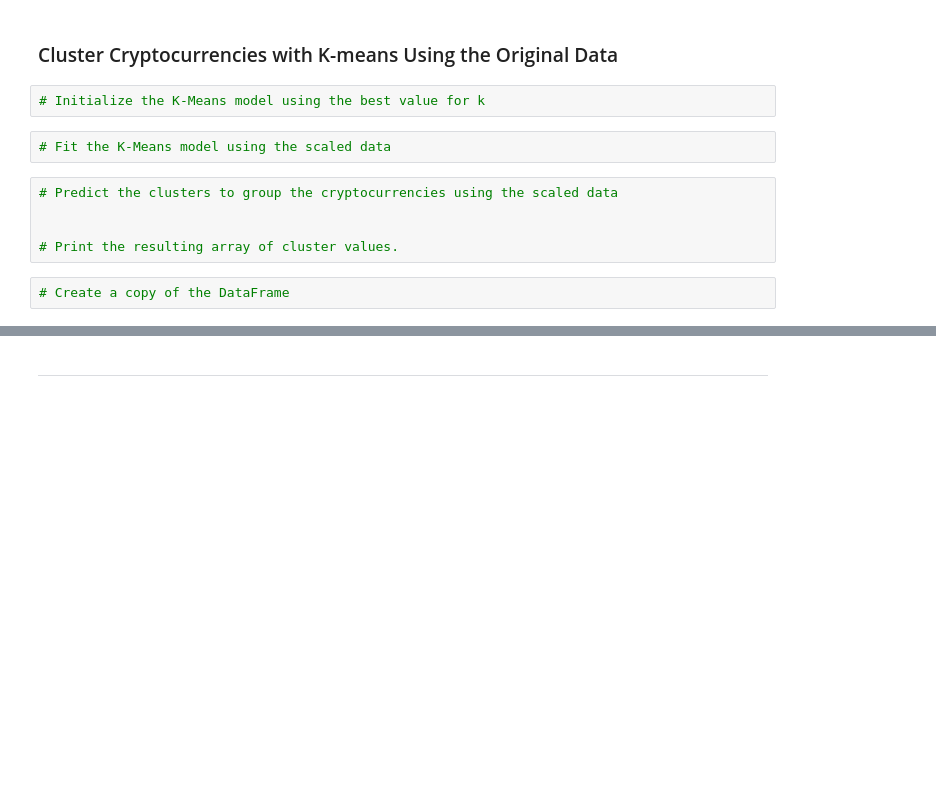
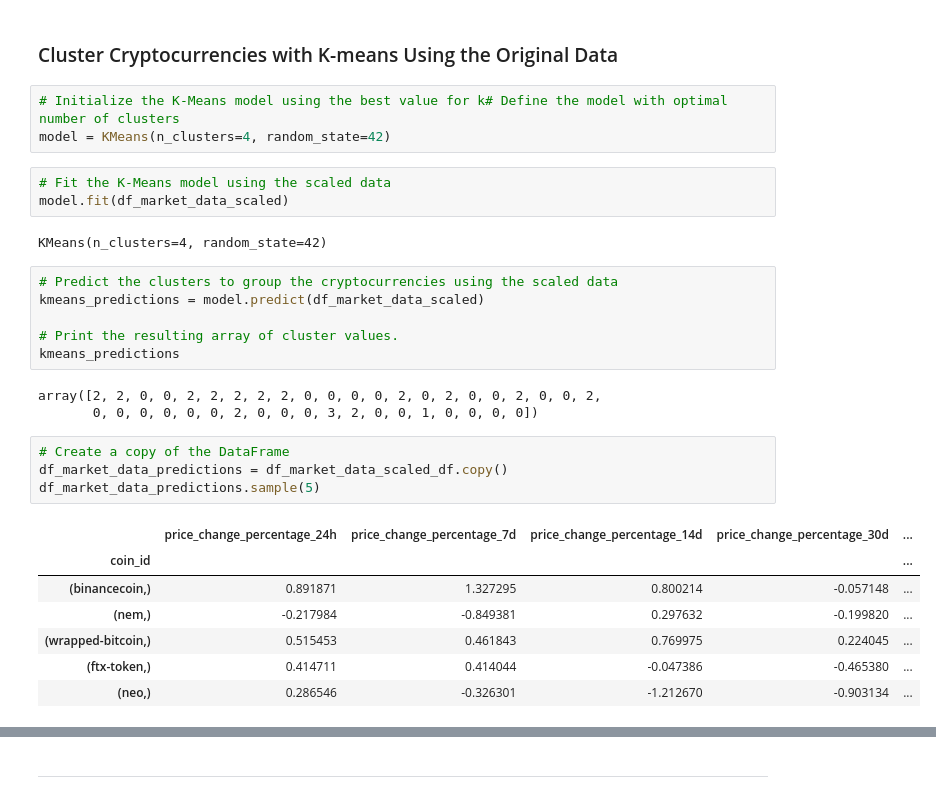
Before and after one commit to kristianrafuse/CryptoClustering, a Jupyter notebook: Crypto_Clustering.ipynb.ipynb, the cells around one changed output, grey strips where cells are left out. Cells and saved outputs as stored; diff of their text form; blank space fills up the shorter version.

```diff
--- a/Crypto_Clustering.ipynb.ipynb
+++ b/Crypto_Clustering.ipynb.ipynb
@@ -101,15 +167,33 @@ df_market_data.hvplot.line(
 # %% [markdown]
 ### Cluster Cryptocurrencies with K-means Using the Original Data
 # %%
-# Initialize the K-Means model using the best value for k
+# Initialize the K-Means model using the best value for k# Define the model with optimal number of clusters
+model = KMeans(n_clusters=4, random_state=42)
 # %%
 # Fit the K-Means model using the scaled data
+model.fit(df_market_data_scaled)
+# %% [output]
+KMeans(n_clusters=4, random_state=42)
 # %%
 # Predict the clusters to group the cryptocurrencies using the scaled data
-
+kmeans_predictions = model.predict(df_market_data_scaled)
 
 # Print the resulting array of cluster values.
+kmeans_predictions
+# %% [output]
+array([2, 2, 0, 0, 2, 2, 2, 2, 2, 0, 0, 0, 0, 2, 0, 2, 0, 0, 2, 0, 0, 2,
+       0, 0, 0, 0, 0, 0, 2, 0, 0, 0, 3, 2, 0, 0, 1, 0, 0, 0, 0])
 # %%
 # Create a copy of the DataFrame
+df_market_data_predictions = df_market_data_scaled_df.copy()
+df_market_data_predictions.sample(5)
+# %% [output]
+|  | price_change_percentage_24h | price_change_percentage_7d | price_change_percentage_14d | price_change_percentage_30d | ... |
+| coin_id |  |  |  |  | ... |
+| (binancecoin,) | 0.891871 | 1.327295 | 0.800214 | -0.057148 | ... |
+| (nem,) | -0.217984 | -0.849381 | 0.297632 | -0.199820 | ... |
+| (wrapped-bitcoin,) | 0.515453 | 0.461843 | 0.769975 | 0.224045 | ... |
+| (ftx-token,) | 0.414711 | 0.414044 | -0.047386 | -0.465380 | ... |
+| (neo,) | 0.286546 | -0.326301 | -1.212670 | -0.903134 | ... |
 # %%
 # Add a new column to the DataFrame with the predicted clusters
```
Also changed, not shown: parts of 12 cells of this notebook.
